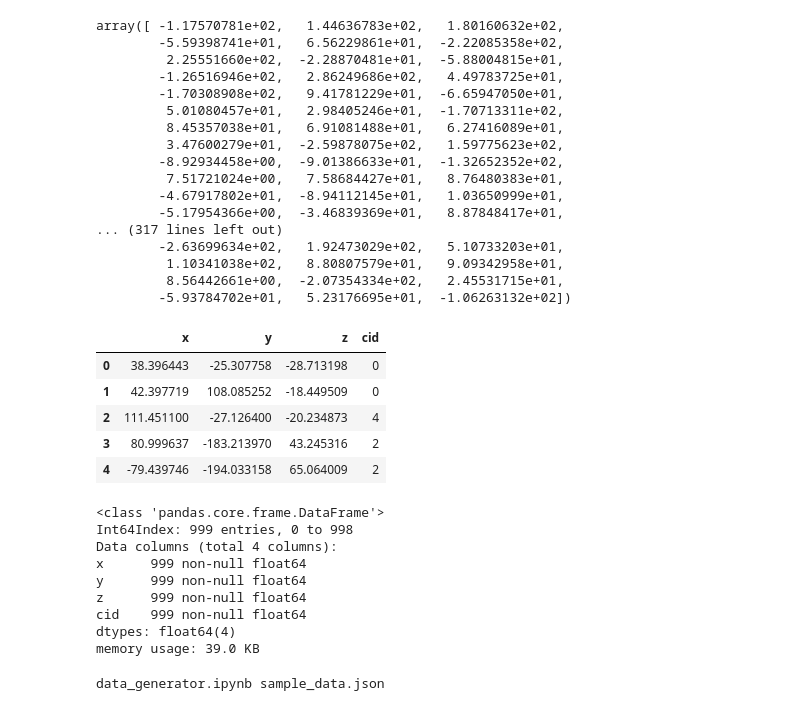
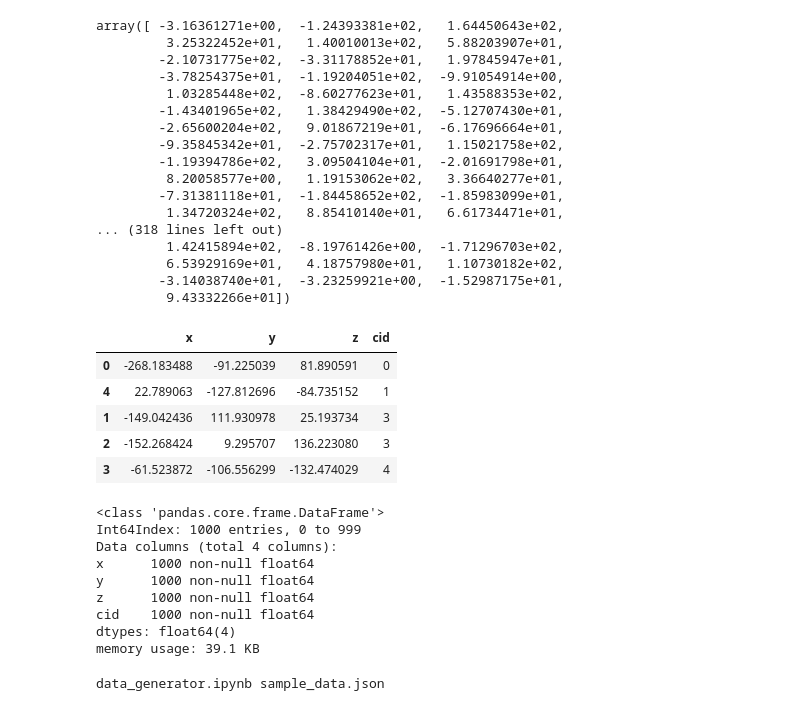
Before and after one commit to metasyn/dreda, a Jupyter notebook: data/data_generator.ipynb, the cells around one changed output. Drawn from its saved outputs; the diff is of its cells as text; code cells hidden in the pictures.

```diff
--- a/data/data_generator.ipynb
+++ b/data/data_generator.ipynb
@@ -5,27 +5,27 @@ import pandas as pd
 import numpy as np
 # %%
 # number of data points
-n = 999
+n = 1000
 # %%
 np.random.randn(n) * 100
 # %% [output]
-array([ -1.17570781e+02,   1.44636783e+02,   1.80160632e+02,
-        -5.59398741e+01,   6.56229861e+01,  -2.22085358e+02,
-         2.25551660e+02,  -2.28870481e+01,  -5.88004815e+01,
-        -1.26516946e+02,   2.86249686e+02,   4.49783725e+01,
-        -1.70308908e+02,   9.41781229e+01,  -6.65947050e+01,
-         5.01080457e+01,   2.98405246e+01,  -1.70713311e+02,
-         8.45357038e+01,   6.91081488e+01,   6.27416089e+01,
-         3.47600279e+01,  -2.59878075e+02,   1.59775623e+02,
-        -8.92934458e+00,  -9.01386633e+01,  -1.32652352e+02,
-         7.51721024e+00,   7.58684427e+01,   8.76480383e+01,
-        -4.67917802e+01,  -8.94112145e+01,   1.03650999e+01,
-        -5.17954366e+00,  -3.46839369e+01,   8.87848417e+01,
-... (317 lines left out)
-        -2.63699634e+02,   1.92473029e+02,   5.10733203e+01,
-         1.10341038e+02,   8.80807579e+01,   9.09342958e+01,
-         8.56442661e+00,  -2.07354334e+02,   2.45531715e+01,
-        -5.93784702e+01,   5.23176695e+01,  -1.06263132e+02])
+array([ -3.16361271e+00,  -1.24393381e+02,   1.64450643e+02,
+         3.25322452e+01,   1.40010013e+02,   5.88203907e+01,
+        -2.10731775e+02,  -3.31178852e+01,   1.97845947e+01,
+        -3.78254375e+01,  -1.19204051e+02,  -9.91054914e+00,
+         1.03285448e+02,  -8.60277623e+01,   1.43588353e+02,
+        -1.43401965e+02,   1.38429490e+02,  -5.12707430e+01,
+        -2.65600204e+02,   9.01867219e+01,  -6.17696664e+01,
+        -9.35845342e+01,  -2.75702317e+01,   1.15021758e+02,
+        -1.19394786e+02,   3.09504104e+01,  -2.01691798e+01,
+         8.20058577e+00,   1.19153062e+02,   3.36640277e+01,
+        -7.31381118e+01,  -1.84458652e+02,  -1.85983099e+01,
+         1.34720324e+02,   8.85410140e+01,   6.61734471e+01,
+... (318 lines left out)
+         1.42415894e+02,  -8.19761426e+00,  -1.71296703e+02,
+         6.53929169e+01,   4.18757980e+01,   1.10730182e+02,
+        -3.14038740e+01,  -3.23259921e+00,  -1.52987175e+01,
+         9.43332266e+01])
 # %%
 cluster_id = np.random.choice(5, n)
 # %%
@@ -35,24 +35,24 @@ df = df.T
 # %%
 df.columns=['x','y','z','cid']
 # %%
-df.head()
+df.head().sort(['cid'])
 # %% [output]
 |  | x | y | z | cid |
-| 0 | 38.396443 | -25.307758 | -28.713198 | 0 |
-| 1 | 42.397719 | 108.085252 | -18.449509 | 0 |
-| 2 | 111.451100 | -27.126400 | -20.234873 | 4 |
-| 3 | 80.999637 | -183.213970 | 43.245316 | 2 |
-| 4 | -79.439746 | -194.033158 | 65.064009 | 2 |
+| 0 | -268.183488 | -91.225039 | 81.890591 | 0 |
+| 4 | 22.789063 | -127.812696 | -84.735152 | 1 |
+| 1 | -149.042436 | 111.930978 | 25.193734 | 3 |
+| 2 | -152.268424 | 9.295707 | 136.223080 | 3 |
+| 3 | -61.523872 | -106.556299 | -132.474029 | 4 |
 # %%
 df.info()
 # %% [output]
 <class 'pandas.core.frame.DataFrame'>
-Int64Index: 999 entries, 0 to 998
+Int64Index: 1000 entries, 0 to 999
 Data columns (total 4 columns):
-x      999 non-null float64
-y      999 non-null float64
-z      999 non-null float64
-cid    999 non-null float64
+x      1000 non-null float64
+y      1000 non-null float64
+z      1000 non-null float64
+cid    1000 non-null float64
 dtypes: float64(4)
-memory usage: 39.0 KB
+memory usage: 39.1 KB
 # %%
```
Also changed, not shown: parts of 1 cell of this notebook, 4 other files.
